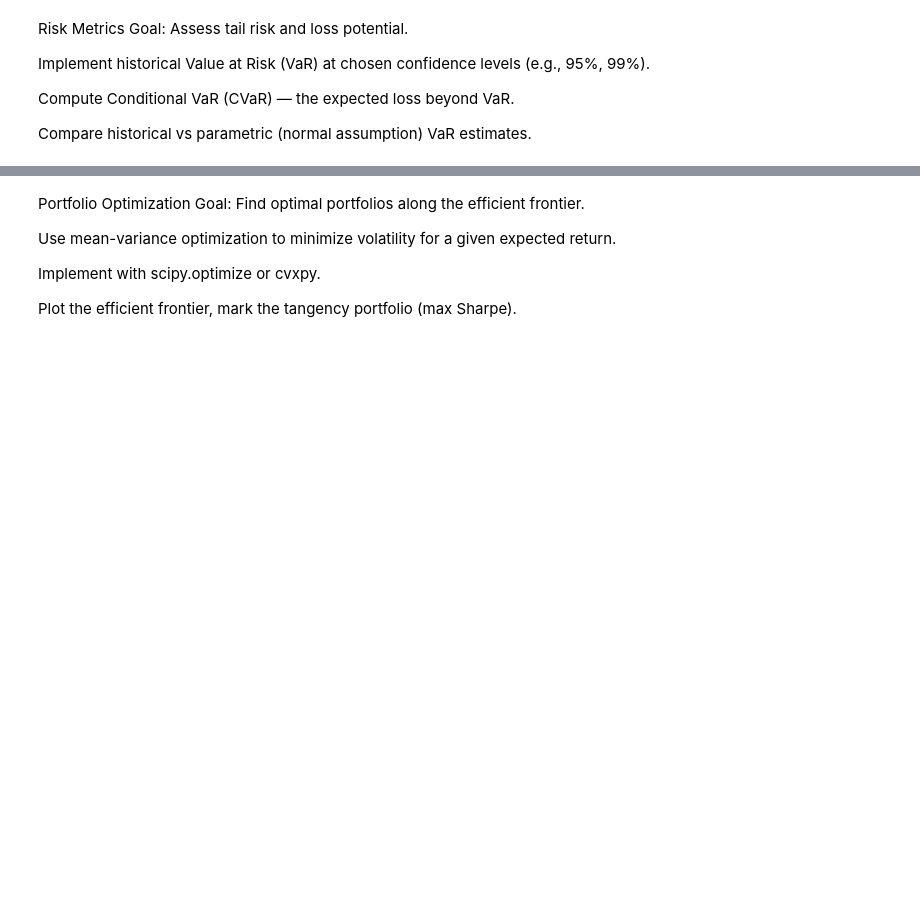
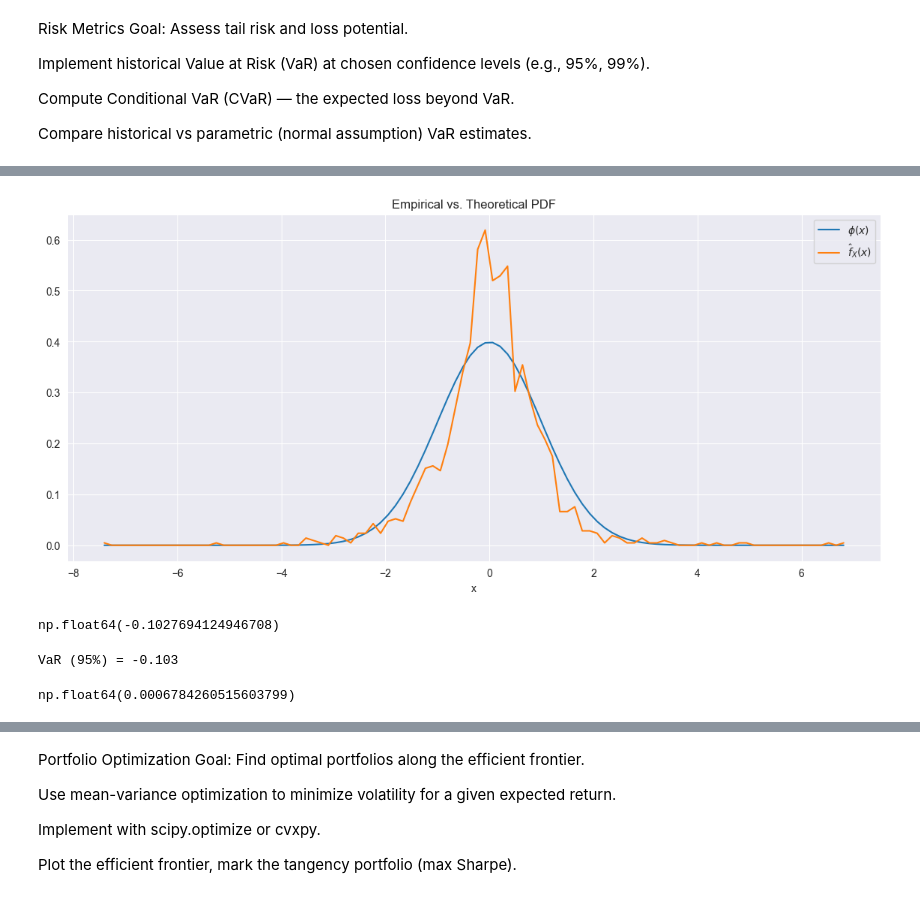
Before and after one commit to gianmarcolai/Finance-Training, a Jupyter notebook: Risk Metrics and Portfolio Analytics.ipynb, the cells around one changed output, grey strips where cells are left out. Drawn from its saved outputs; the diff is of its cells as text; code cells hidden in the pictures; blank space fills up the shorter version.

```diff
--- a/Risk Metrics and Portfolio Analytics.ipynb
+++ b/Risk Metrics and Portfolio Analytics.ipynb
@@ -268,0 +378,22 @@ Compare historical vs parametric (normal assumption) VaR estimates.
+# %%
+epsilon = (empirical_support[1] - empirical_support[0])/2
+
+phi_vals = np.zeros( len(empirical_support) )
+f_hat_vals = np.zeros( len(empirical_support) )
+
+for i in range(len(empirical_support)):
+  phi_vals[i] = norm.pdf(empirical_support[i])
+  f_hat_vals[i] = (F_hat_fct(x, empirical_support[i]+epsilon)-F_hat_fct(x, empirical_support[i]-epsilon) )/(2*epsilon)
+# %%
+plt.figure(figsize=(14, 6))
+plt.grid(True)
+
+plt.plot(empirical_support, phi_vals, label=r"$\phi(x)$")
+plt.plot(empirical_support, f_hat_vals, label=r"$\hat{f}_X(x)$")
+
+plt.legend()
+plt.title("Empirical vs. Theoretical PDF")
+plt.xlabel("x")
+plt.show()
+# %% [output]
+[figure, added]
@@ -268,0 +403,13 @@ Compare historical vs parametric (normal assumption) VaR estimates.
+# %%
+VaR(portfolio_returns_marketCap_weights, 0.95)
+# %% [output]
+np.float64(-0.1027694124946708)
+# %%
+print(f"Historical VaR (95%) = {VaR(portfolio_returns_marketCap_weights, 0.95):.3f}")
+# %% [output]
+VaR (95%) = -0.103
+# %%
+cVaR = np.mean(portfolio_returns_marketCap_weights <= VaR(portfolio_returns_marketCap_weights, 0.95))
+cVaR
+# %% [output]
+np.float64(0.0006784260515603799)
```
Also changed, not shown: parts of 38 cells of this notebook.
